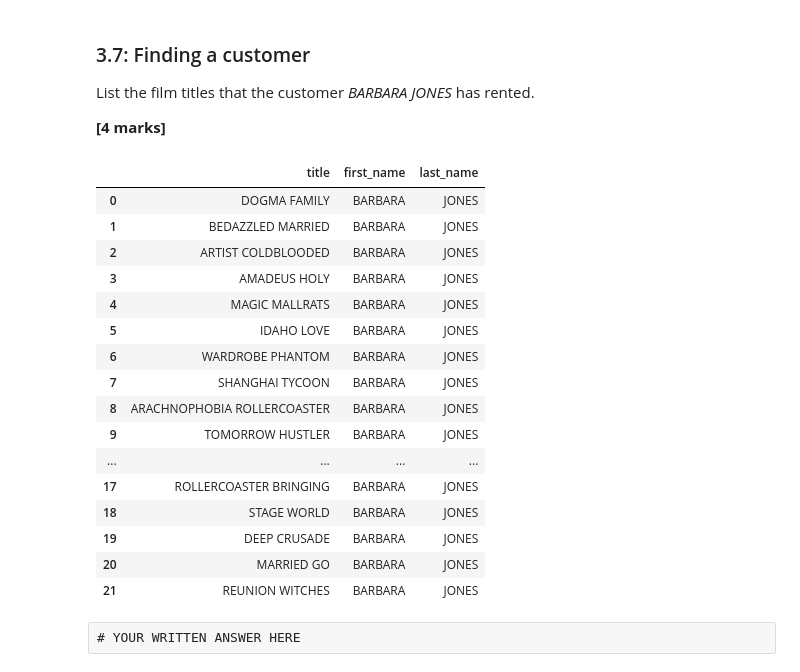
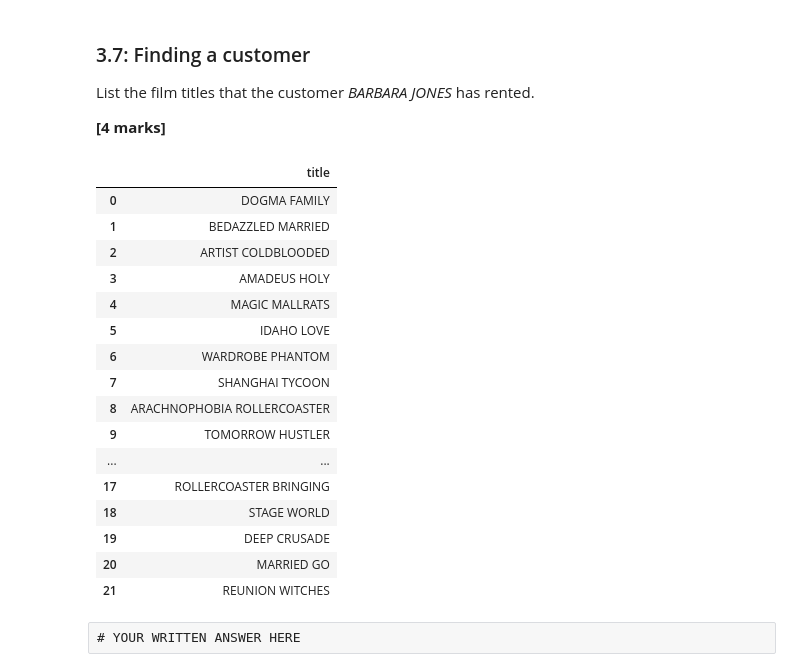
Before and after one commit to kylifish0100/comp2420_assignment2, a Jupyter notebook: Assignment_2_2022_u7262936.ipynb, the cells around one changed output. Saved outputs shown, nothing was run; the diff lists cells and outputs as text; code cells hidden in the pictures.

```diff
--- a/Assignment_2_2022_u7262936.ipynb
+++ b/Assignment_2_2022_u7262936.ipynb
@@ -852,27 +860,27 @@ List the film titles that the customer _BARBARA JONES_ has rented.
 <span style= 'float: right;'><b>[4 marks]</b></span>
 # %%
 # YOUR CODE HERE
-query = "SELECT title, first_name, last_name FROM rental JOIN customer JOIN inventory JOIN film WHERE rental.inventory_id=inventory.inventory_id AND rental.customer_id=customer.customer_id AND inventory.film_id=film.film_id AND first_name='BARBARA' AND last_name='JONES';"
+query = "SELECT title FROM rental JOIN customer JOIN inventory JOIN film WHERE rental.inventory_id=inventory.inventory_id AND rental.customer_id=customer.customer_id AND inventory.film_id=film.film_id AND first_name='BARBARA' AND last_name='JONES';"
 barbara_rented = pd.read_sql_query(query, conn)
 display(barbara_rented)
 # %% [output]
-|  | title | first_name | last_name |
-| 0 | DOGMA FAMILY | BARBARA | JONES |
-| 1 | BEDAZZLED MARRIED | BARBARA | JONES |
-| 2 | ARTIST COLDBLOODED | BARBARA | JONES |
-| 3 | AMADEUS HOLY | BARBARA | JONES |
-| 4 | MAGIC MALLRATS | BARBARA | JONES |
-| 5 | IDAHO LOVE | BARBARA | JONES |
-| 6 | WARDROBE PHANTOM | BARBARA | JONES |
-| 7 | SHANGHAI TYCOON | BARBARA | JONES |
-| 8 | ARACHNOPHOBIA ROLLERCOASTER | BARBARA | JONES |
-| 9 | TOMORROW HUSTLER | BARBARA | JONES |
-| ... | ... | ... | ... |
-| 17 | ROLLERCOASTER BRINGING | BARBARA | JONES |
-| 18 | STAGE WORLD | BARBARA | JONES |
-| 19 | DEEP CRUSADE | BARBARA | JONES |
-| 20 | MARRIED GO | BARBARA | JONES |
-| 21 | REUNION WITCHES | BARBARA | JONES |
+|  | title |
+| 0 | DOGMA FAMILY |
+| 1 | BEDAZZLED MARRIED |
+| 2 | ARTIST COLDBLOODED |
+| 3 | AMADEUS HOLY |
+| 4 | MAGIC MALLRATS |
+| 5 | IDAHO LOVE |
+| 6 | WARDROBE PHANTOM |
+| 7 | SHANGHAI TYCOON |
+| 8 | ARACHNOPHOBIA ROLLERCOASTER |
+| 9 | TOMORROW HUSTLER |
+| ... | ... |
+| 17 | ROLLERCOASTER BRINGING |
+| 18 | STAGE WORLD |
+| 19 | DEEP CRUSADE |
+| 20 | MARRIED GO |
+| 21 | REUNION WITCHES |
 # %% [raw]
 # YOUR WRITTEN ANSWER HERE
 # %% [markdown]
```
Also changed, not shown: parts of 9 cells of this notebook.
